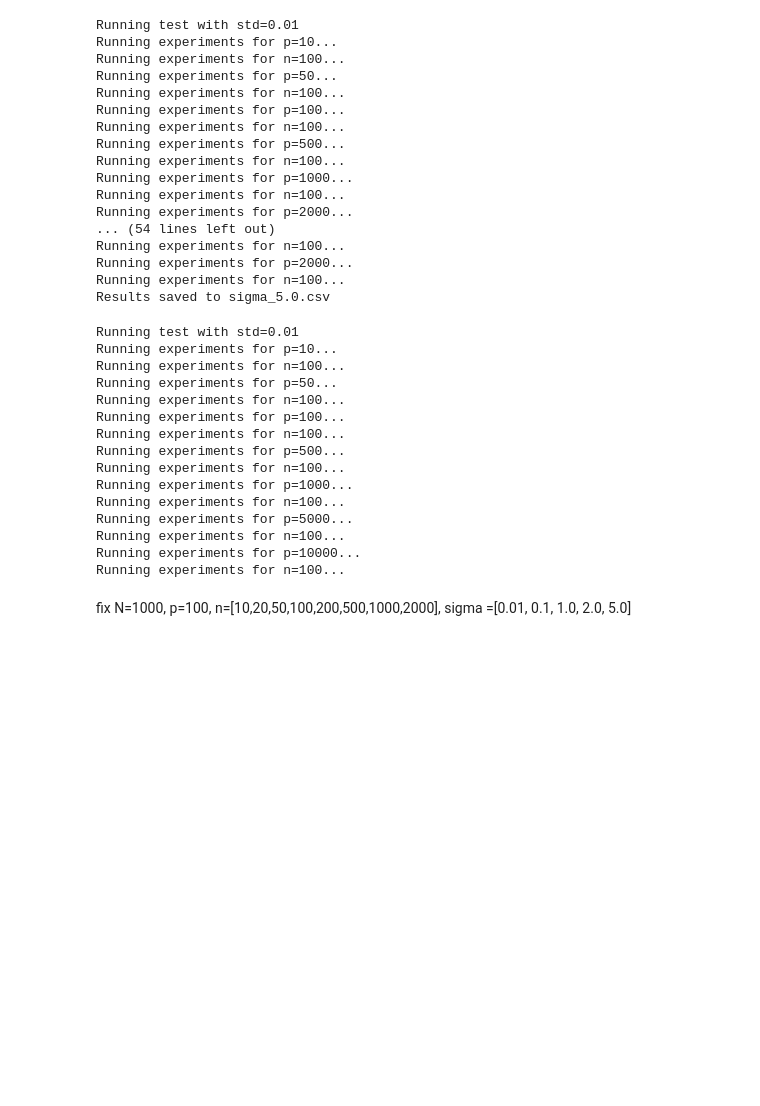
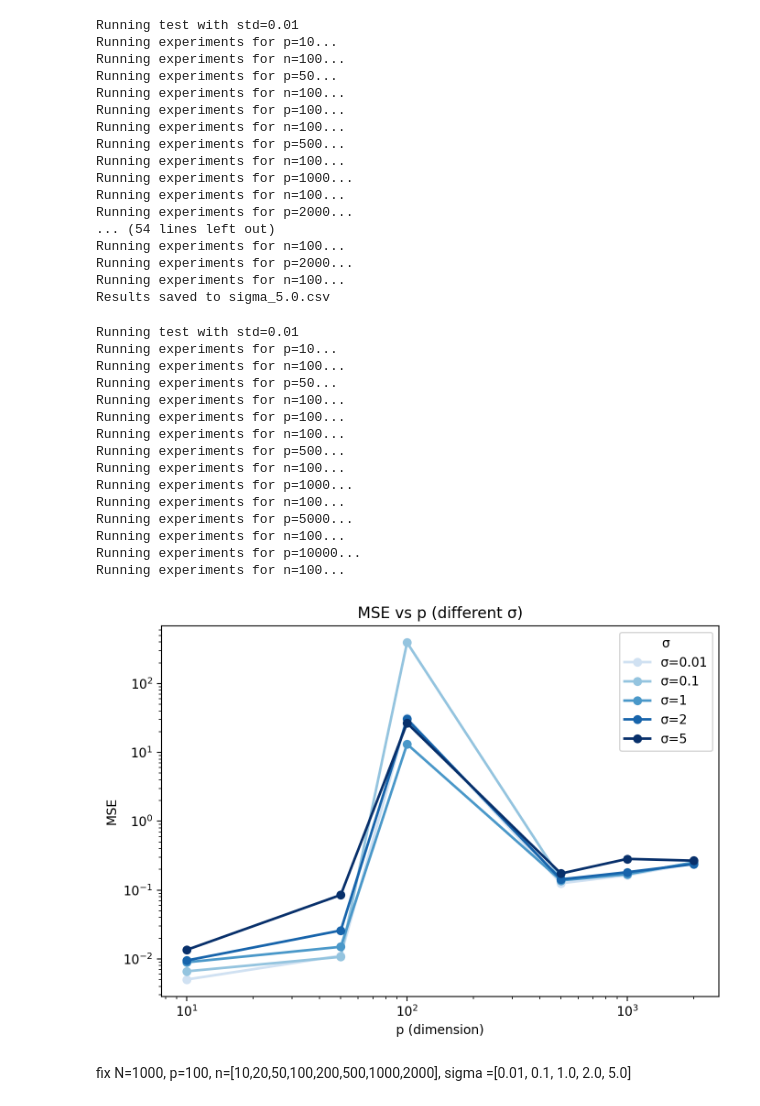
Before and after one commit to rosietao/ppi, a Jupyter notebook: examples/lr_rosie_0716_summary.ipynb, the cells around one changed output. Drawn from its saved outputs; the diff is of its cells as text; code cells hidden in the pictures; blank space fills up the shorter version.

Commit message:
Update lr_rosie_0716_summary.ipynb
0925 before meet

```diff
--- a/examples/lr_rosie_0716_summary.ipynb
+++ b/examples/lr_rosie_0716_summary.ipynb
@@ -13,0 +33,5 @@ from utils import *
+# %%
+X_total, Y_total, Yhat_total, theta, _ = generate_data(n_total=900, p=1000, std=1.0)
+param = _ols(X_total, Y_total)
+error = (theta - param)**2
+error.mean()
@@ -15,7 +41,7 @@ from utils import *
 def generate_data(
     n_total: int,
     p: int,
-    N_model: int,
+    N_model: int = 2000,
     noise: float = 1.0,
     std: float = 1.0,
     mu: float = 0.0,
@@ -455,40 +481,58 @@ Running experiments for n=100...
 Running experiments for p=10000...
 Running experiments for n=100...
 # %%
+import numpy as np
 import pandas as pd
 import matplotlib.pyplot as plt
+from matplotlib import cm
 import glob, os, re
 
 # === 读取所有 sigma_*.csv 文件 ===
 files = sorted(glob.glob("sigma_*.csv"))
 dfs = []
 for f in files:
     m = re.search(r"sigma_([0-9.]+)\.csv", os.path.basename(f))
     if m:
         sigma = float(m.group(1))
         df = pd.read_csv(f)
         df["sigma"] = sigma
         dfs.append(df)
 
+if not dfs:
+    raise FileNotFoundError("没有找到 sigma_*.csv 文件")
+
 data = pd.concat(dfs, ignore_index=True)
 
 # === 按 (sigma, p) 聚合取均值 ===
-summary = data.groupby(["sigma","p"], as_index=False)["mse"].mean()
+summary = data.groupby(["sigma", "p"], as_index=False)["error"].mean()
+
+# === 给每个 sigma 分配渐变色 ===
+sigmas = np.sort(summary["sigma"].unique())
+ppi_cmap = cm.get_cmap("Blues", len(sigmas) + 1)   # 生成 N+1 个颜色
+ppi_colors = {s: ppi_cmap(i + 1) for i, s in enumerate(sigmas)}  # 跳过最浅色
 
 # === 绘图 ===
-plt.figure(figsize=(7,5))
+plt.figure(figsize=(7,5), dpi=200)
 
 for sigma, g in summary.groupby("sigma"):
-    plt.plot(g["p"], g["mse"], marker="o", label=f"σ={sigma}")
+    g = g.sort_values("p")
+    plt.plot(
+        g["p"], g["error"],
+        marker="o", lw=2,
+        color=ppi_colors[sigma],
+        label=f"σ={sigma:g}"
+    )
 
 plt.xscale("log")   # p 范围大
 plt.yscale("log")   # MSE 范围大
 plt.xlabel("p (dimension)")
 plt.ylabel("MSE")
 plt.title("MSE vs p (different σ)")
 plt.legend(title="σ")
 plt.tight_layout()
 plt.show()
+# %% [output]
+[figure, added]
 # %% [markdown]
 fix N=1000, p=100, n=[10,20,50,100,200,500,1000,2000], sigma =[0.01, 0.1, 1.0, 2.0, 5.0]
 # %% [markdown]
```
Also changed, not shown: parts of 12 cells of this notebook.
